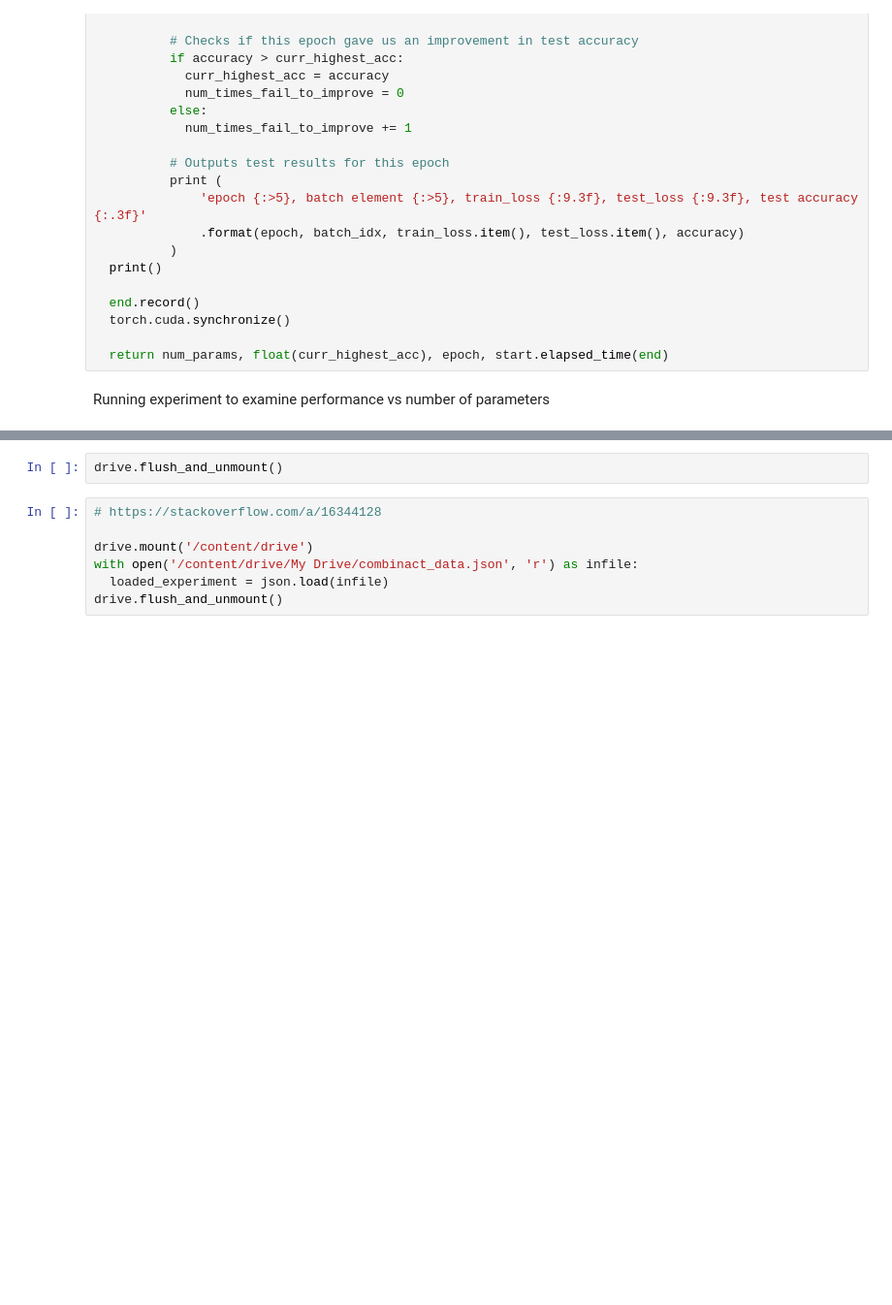
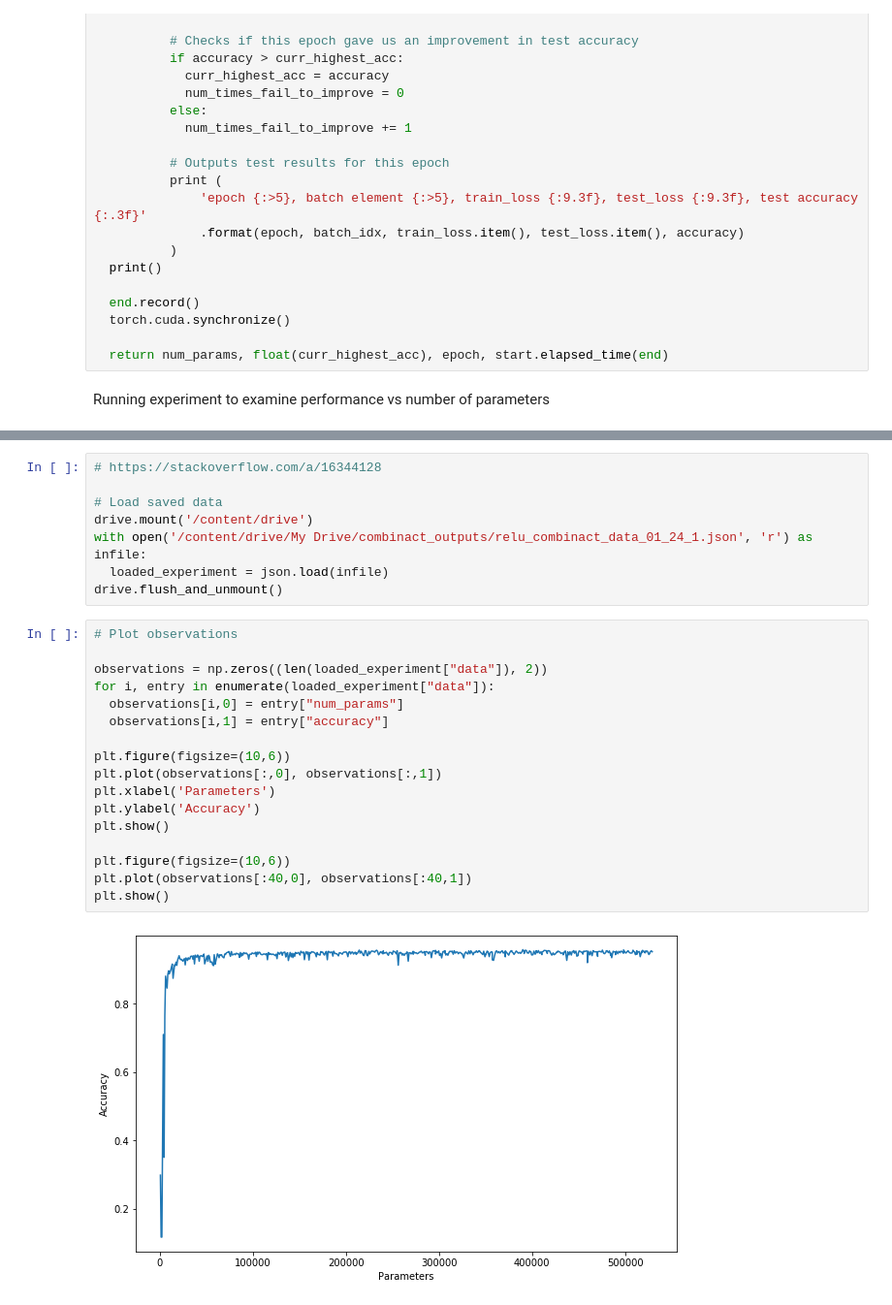
Before and after one commit to RobbieEarle/al_da, a Jupyter notebook: testing_activation_functions.ipynb, the cells around one changed output, grey strips where cells are left out. Shown: that part at 97% size. Saved outputs shown, nothing was run; the diff lists cells and outputs as text; blank space fills up the shorter version.

Commit message:
Graphed output after running overnight

```diff
--- a/testing_activation_functions.ipynb
+++ b/testing_activation_functions.ipynb
@@ -204,9 +207,27 @@ epoch     1, batch element   159, train_loss     0.549, test_loss     0.440, tes
-# %%
-drive.flush_and_unmount()
 # %%
 # https://stackoverflow.com/a/16344128
 
+# Load saved data
 drive.mount('/content/drive')
-with open('/content/drive/My Drive/combinact_data.json', 'r') as infile:
+with open('/content/drive/My Drive/combinact_outputs/relu_combinact_data_01_24_1.json', 'r') as infile:
   loaded_experiment = json.load(infile)
 drive.flush_and_unmount()
+# %%
+# Plot observations
+
+observations = np.zeros((len(loaded_experiment["data"]), 2))
+for i, entry in enumerate(loaded_experiment["data"]):
+  observations[i,0] = entry["num_params"]
+  observations[i,1] = entry["accuracy"]
+
+plt.figure(figsize=(10,6))
+plt.plot(observations[:,0], observations[:,1])
+plt.xlabel('Parameters')
+plt.ylabel('Accuracy')
+plt.show()
+
+plt.figure(figsize=(10,6))
+plt.plot(observations[:40,0], observations[:40,1])
+plt.show()
+# %% [output]
+[figure, added]
```
Also changed, not shown: parts of 3 cells of this notebook.
